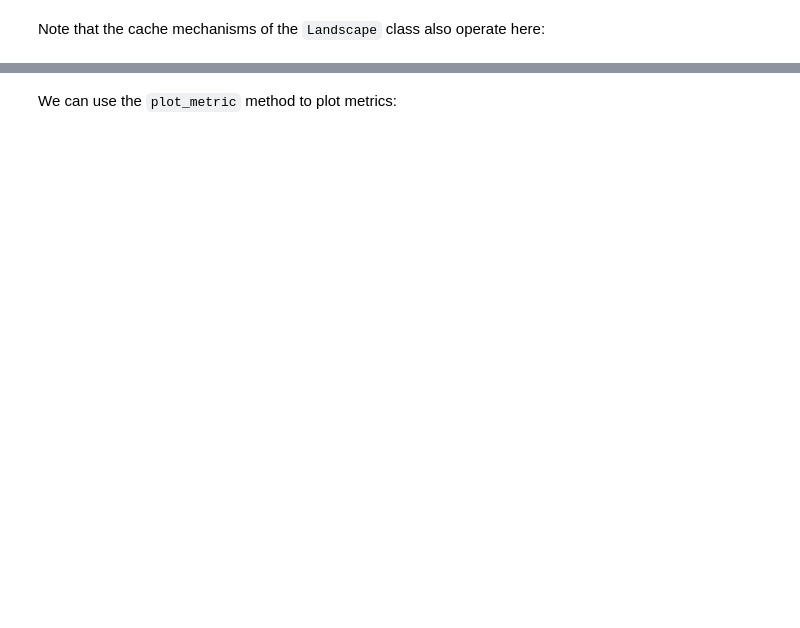
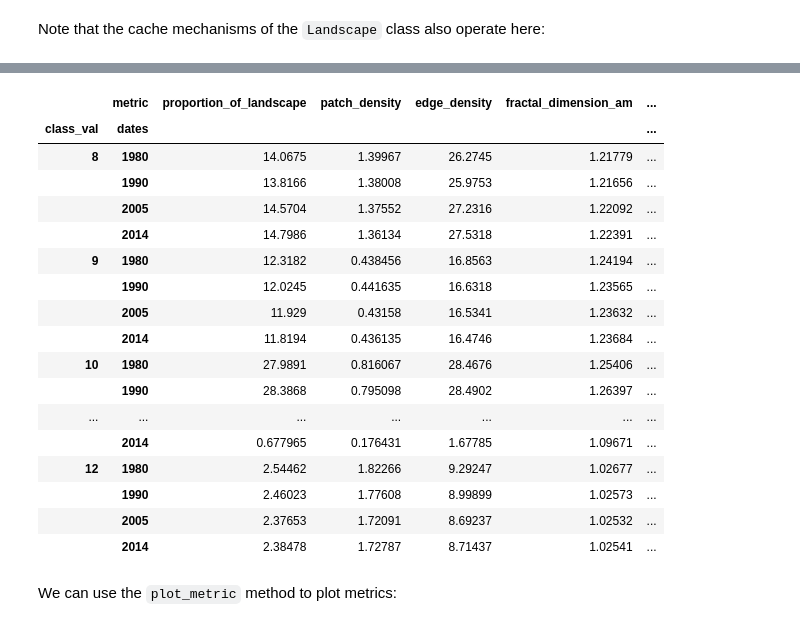
Before and after one commit to martibosch/pylandstats-swiss-forests, a Jupyter notebook: notebooks/spatiotemporal-analysis.ipynb, the cells around one changed output, grey strips where cells are left out. Saved outputs shown, nothing was run; the diff lists cells and outputs as text; code cells hidden in the pictures; blank space fills up the shorter version.

```diff
--- a/notebooks/spatiotemporal-analysis.ipynb
+++ b/notebooks/spatiotemporal-analysis.ipynb
@@ -24,2 +30,8 @@ We can now compute how metrics change in time by means of the `compute_class_met
 # %% [markdown]
 Note that the cache mechanisms of the `Landscape` class also operate here:
+# %%
+%%time
+more_metrics = metrics + ['landscape_shape_index']
+more_classes = [8, 9] + classes
+sta.compute_class_metrics_df(metrics=more_metrics, classes=more_classes)
+# %% [output]
@@ -26,2 +40,20 @@ Note that the cache mechanisms of the `Landscape` class also operate here:
+|  | metric | proportion_of_landscape | patch_density | edge_density | fractal_dimension_am | ... |
+| class_val | dates |  |  |  |  | ... |
+| 8 | 1980 | 14.0675 | 1.39967 | 26.2745 | 1.21779 | ... |
+|  | 1990 | 13.8166 | 1.38008 | 25.9753 | 1.21656 | ... |
+|  | 2005 | 14.5704 | 1.37552 | 27.2316 | 1.22092 | ... |
+|  | 2014 | 14.7986 | 1.36134 | 27.5318 | 1.22391 | ... |
+| 9 | 1980 | 12.3182 | 0.438456 | 16.8563 | 1.24194 | ... |
+|  | 1990 | 12.0245 | 0.441635 | 16.6318 | 1.23565 | ... |
+|  | 2005 | 11.929 | 0.43158 | 16.5341 | 1.23632 | ... |
+|  | 2014 | 11.8194 | 0.436135 | 16.4746 | 1.23684 | ... |
+| 10 | 1980 | 27.9891 | 0.816067 | 28.4676 | 1.25406 | ... |
+|  | 1990 | 28.3868 | 0.795098 | 28.4902 | 1.26397 | ... |
+| ... | ... | ... | ... | ... | ... | ... |
+|  | 2014 | 0.677965 | 0.176431 | 1.67785 | 1.09671 | ... |
+| 12 | 1980 | 2.54462 | 1.82266 | 9.29247 | 1.02677 | ... |
+|  | 1990 | 2.46023 | 1.77608 | 8.99899 | 1.02573 | ... |
+|  | 2005 | 2.37653 | 1.72091 | 8.69237 | 1.02532 | ... |
+|  | 2014 | 2.38478 | 1.72787 | 8.71437 | 1.02541 | ... |
 # %% [markdown]
 We can use the `plot_metric` method to plot metrics:
```
Also changed, not shown: parts of 4 cells of this notebook, 7 other files.
